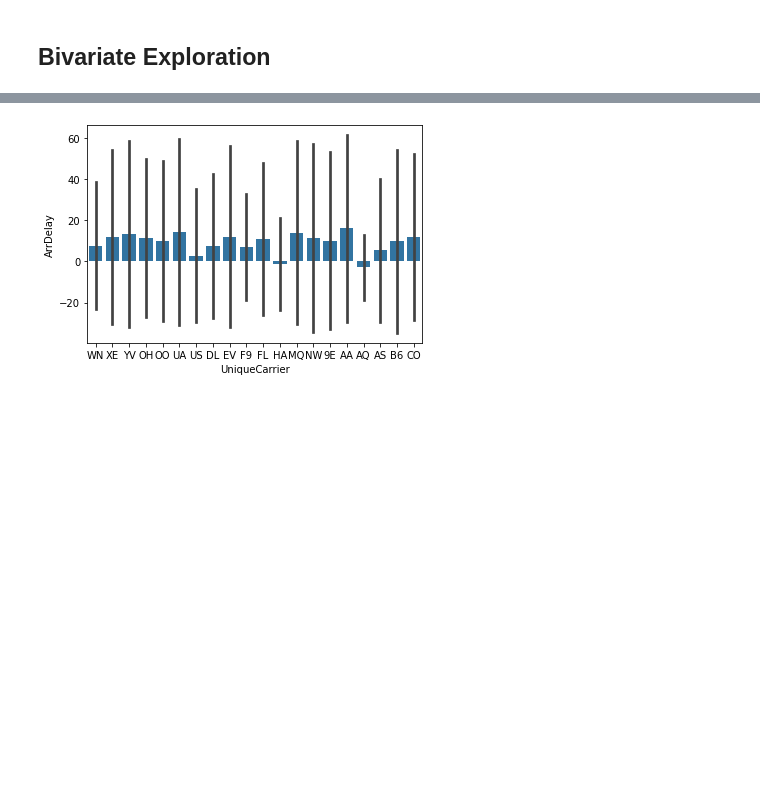
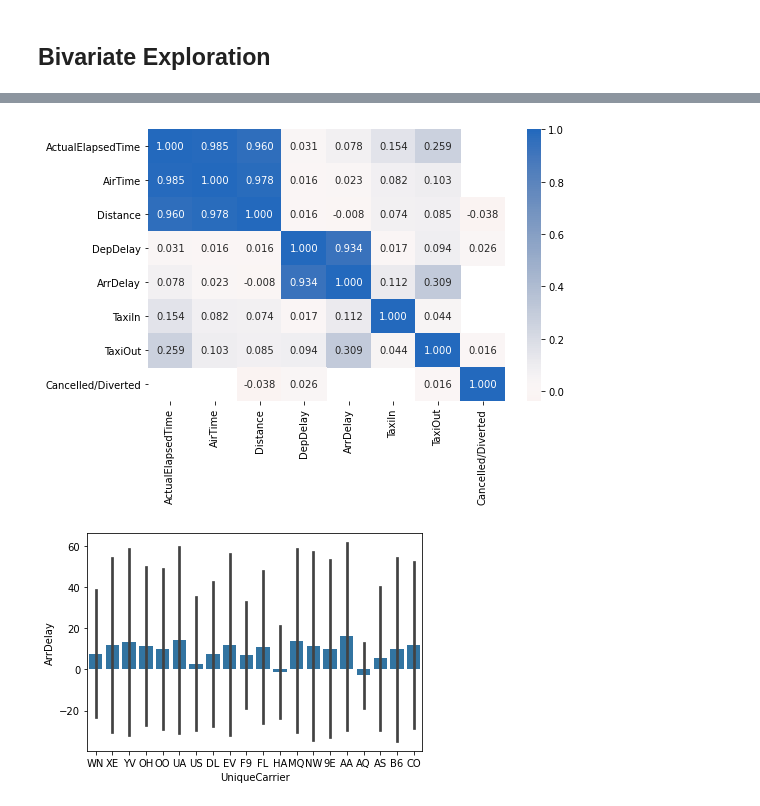
Before and after one commit to jessemoderwell/flights_data_visualizations, a Jupyter notebook: carrier_flights_exploratory_visualizations.ipynb, the cells around one changed output, grey strips where cells are left out. Saved outputs shown, nothing was run; the diff lists cells and outputs as text; code cells hidden in the pictures; blank space fills up the shorter version.

```diff
--- a/carrier_flights_exploratory_visualizations.ipynb
+++ b/carrier_flights_exploratory_visualizations.ipynb
@@ -163,3 +179,11 @@ flights.info()
+# %%
+plt.figure(figsize = [8, 5])
+num_vars = ['ActualElapsedTime', 'AirTime', 'Distance', 'DepDelay','ArrDelay', 'TaxiIn', 'TaxiOut', 'Cancelled/Diverted']
+sb.heatmap(flights[num_vars].corr(), annot = True, fmt = '.3f',
+           cmap = 'vlag_r', center = 0)
+plt.show()
+# %% [output]
+[figure, added]
 # %%
 sb.barplot(data = flights, x = 'UniqueCarrier', y = 'ArrDelay', ci = 'sd', color = base_color);
 # %% [output]
```
Also changed, not shown: parts of 36 cells of this notebook, 1 other file.
